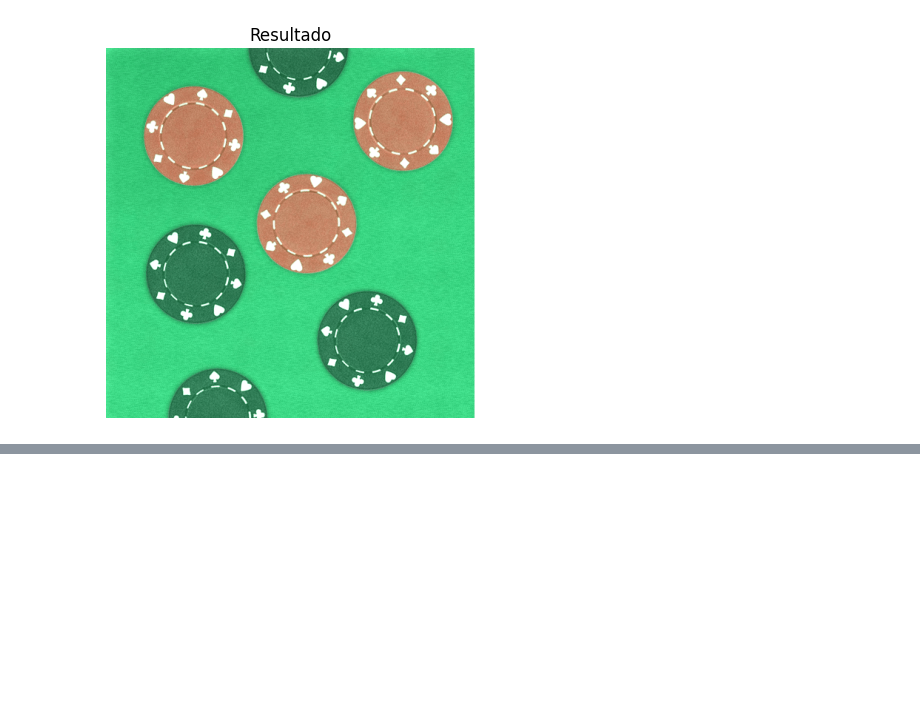
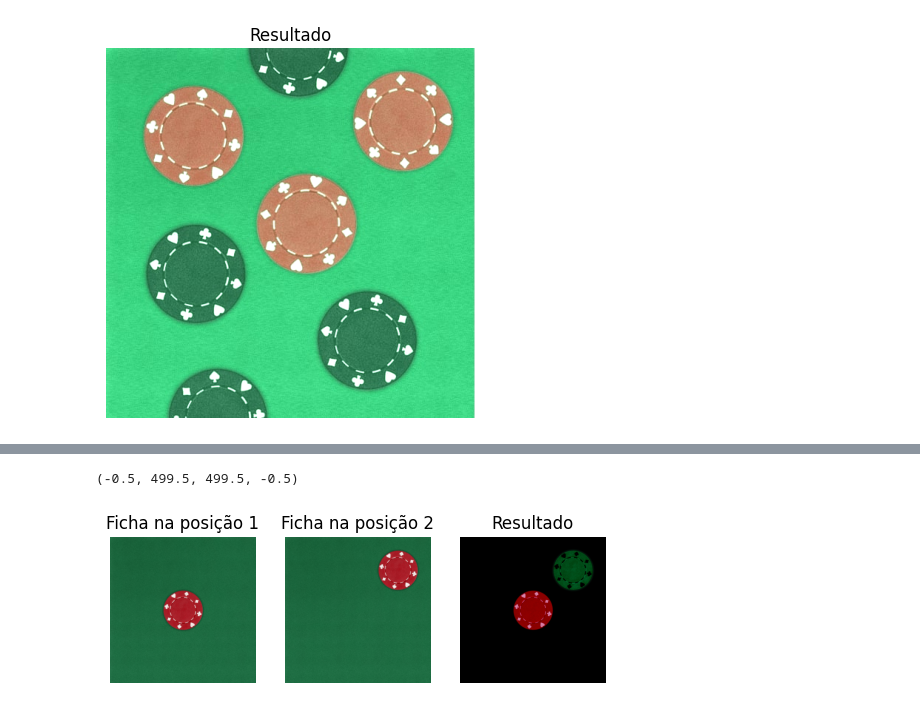
Before and after one commit to HyagoAllyf/computer-vision, a Jupyter notebook: aula5.ipynb, the cells around one changed output, grey strips where cells are left out. Cells and saved outputs as stored; diff of their text form; code cells hidden in the pictures; blank space fills up the shorter version.

```diff
--- a/aula5.ipynb
+++ b/aula5.ipynb
@@ -342,0 +388,25 @@ plt.axis('off')
+# %%
+import cv2
+import matplotlib.pyplot as plt
+
+imagemFichaPosicao1 = cv2.imread('C:/Users/hyago/documentos/Meusprojetos/python/computacao_visual/computer-vision/ficha_posicao1.bmp')
+
+imagemFichaPosicao2 = cv2.imread('C:/Users/hyago/documentos/Meusprojetos/python/computacao_visual/computer-vision/ficha_posicao2.bmp')
+
+imagem = cv2.subtract(imagemFichaPosicao1, imagemFichaPosicao2)
+
+plt.subplot(1,3,1)
+plt.title('Ficha na posição 1')
+plt.imshow(cv2.cvtColor(imagemFichaPosicao1, cv2.COLOR_BGR2RGB))
+plt.axis('off')
+plt.subplot(1,3,2)
+plt.title('Ficha na posição 2')
+plt.imshow(cv2.cvtColor(imagemFichaPosicao2, cv2.COLOR_BGR2RGB))
+plt.axis('off')
+plt.subplot(1,3,3)
+plt.title('Resultado')
+plt.imshow(cv2.cvtColor(imagem, cv2.COLOR_BGR2RGB))
+plt.axis('off')
+# %% [output]
+(-0.5, 499.5, 499.5, -0.5)
+[figure, added]
```
Also changed, not shown: parts of 6 cells of this notebook, 24 other files.
